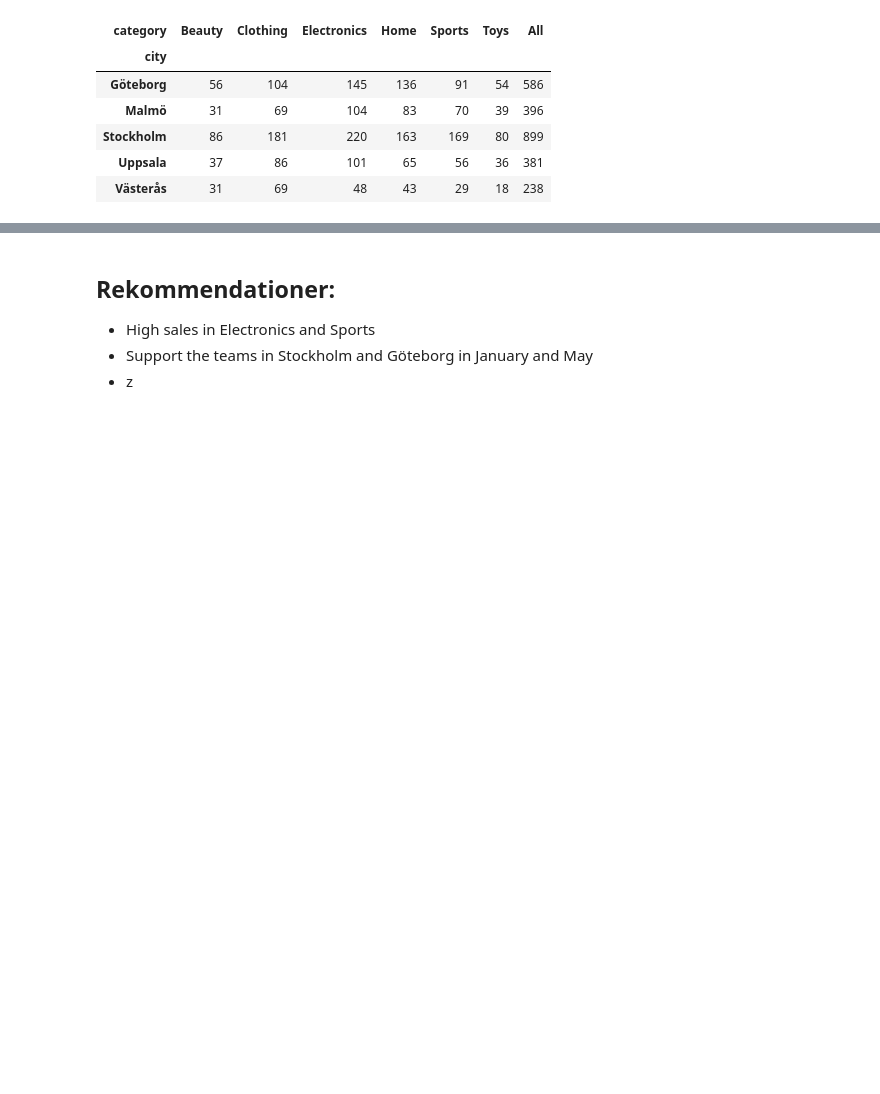
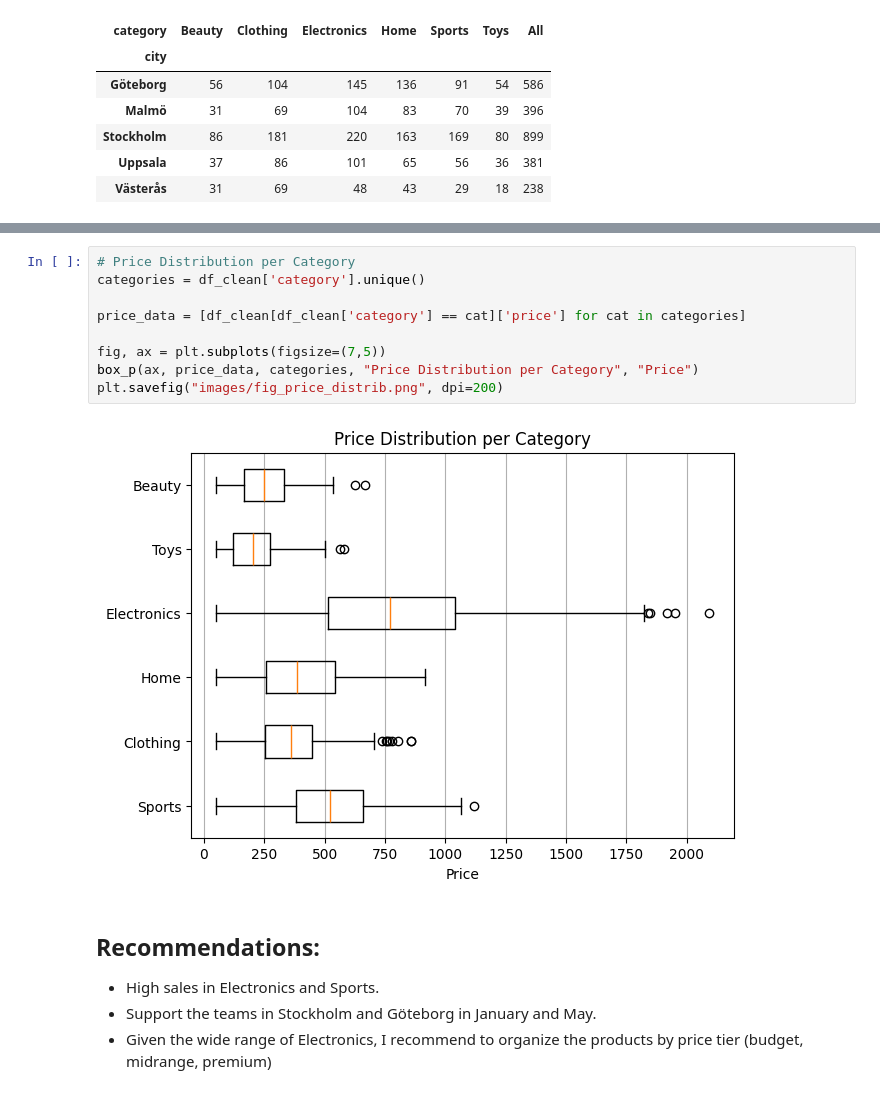
Before and after one commit to IreneGrisenti/E-handel, a Jupyter notebook: report.ipynb, the cells around one changed output, grey strips where cells are left out. Drawn from its saved outputs; the diff is of its cells as text; blank space fills up the shorter version.

```diff
--- a/report.ipynb
+++ b/report.ipynb
@@ -133,5 +146,16 @@ Larger orders (6-9 units) tend to have a wide range of revenue but are less freq
+# %%
+# Price Distribution per Category
+categories = df_clean['category'].unique()
+
+price_data = [df_clean[df_clean['category'] == cat]['price'] for cat in categories]
+
+fig, ax = plt.subplots(figsize=(7,5))
+box_p(ax, price_data, categories, "Price Distribution per Category", "Price")
+plt.savefig("images/fig_price_distrib.png", dpi=200)
+# %% [output]
+[figure, added]
 # %% [markdown]
-## Rekommendationer:
-- High sales in Electronics and Sports
-- Support the teams in Stockholm and Göteborg in January and May
-- z
+## Recommendations:
+- High sales in Electronics and Sports.
+- Support the teams in Stockholm and Göteborg in January and May.
+- Given the wide range of Electronics, I recommend to organize the products by price tier (budget, midrange, premium)
```
Also changed, not shown: parts of 5 cells of this notebook, 9 other files.
